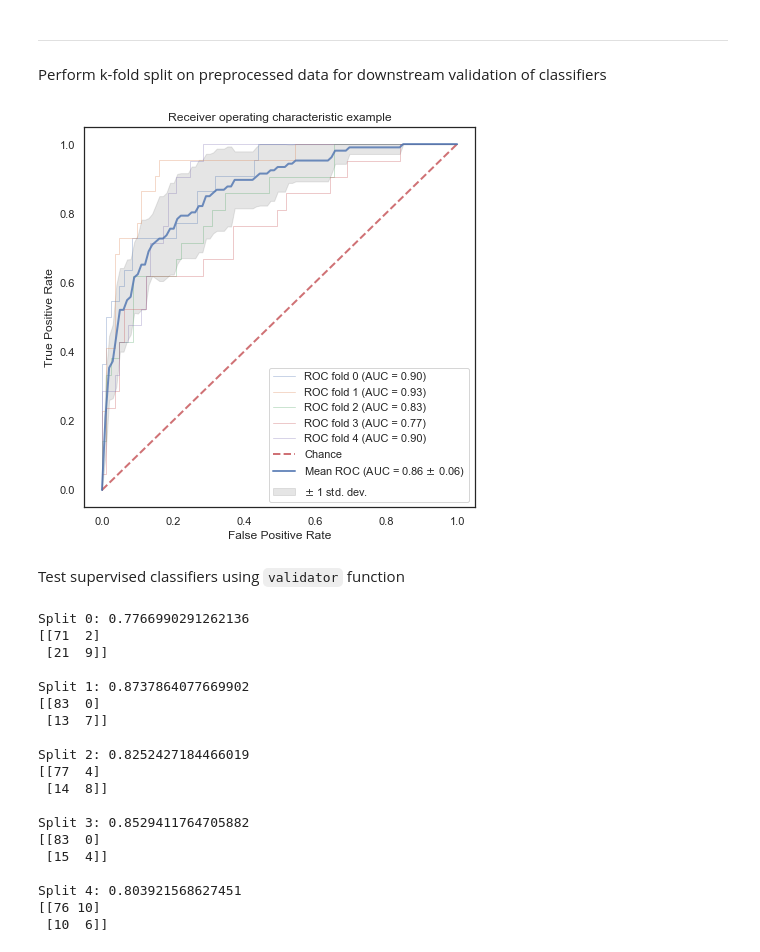
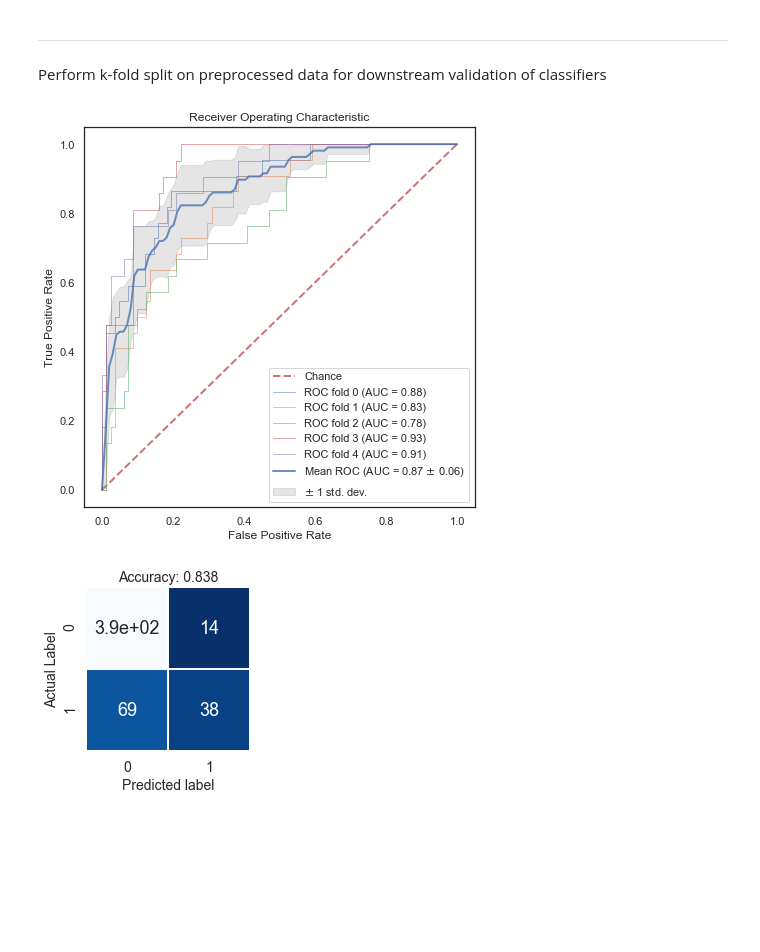
Before and after one commit to codyheiser/canb-ML, a Jupyter notebook: cross_val.ipynb, the cells around one changed output. Cells and saved outputs as stored; diff of their text form; code cells hidden in the pictures; blank space fills up the shorter version.

```diff
--- a/cross_val.ipynb
+++ b/cross_val.ipynb
@@ -33,6 +33,7 @@ Perform k-fold split on preprocessed data for downstream validation of classifie
 # Logistic regression classifier
 clf = LogisticRegressionCV(cv=5, random_state=0, multi_class='multinomial', max_iter=1000)
 # %%
-roc_kfold(clf=clf, X=vlbw_norm, y=labels, k=5)
+logreg_mets = roc_kfold(clf=clf, X=vlbw_norm, y=labels, k=5, seed=18)
 # %% [output]
-[figure, old version]
+[figure, new version]
+[figure, added]
@@ -41,27 +40,3 @@ vlbw_splits = kfold_split(vlbw_norm, labels, 5, seed=18, shuffle=True)
-# %% [markdown]
-Test supervised classifiers using `validator` function
-# %%
-validator(vlbw_splits, clf)
-# %% [output]
-Split 0: 0.7766990291262136
-[[71  2]
- [21  9]]
-
-Split 1: 0.8737864077669902
-[[83  0]
- [13  7]]
-
-Split 2: 0.8252427184466019
-[[77  4]
- [14  8]]
-
-Split 3: 0.8529411764705882
-[[83  0]
- [15  4]]
-
-Split 4: 0.803921568627451
-[[76 10]
- [10  6]]
 # %%
 # k-nearest neighbor classifier
 neigh = KNeighborsClassifier(n_neighbors=3)
```
Also changed, not shown: parts of 15 cells of this notebook, 4 other files.
